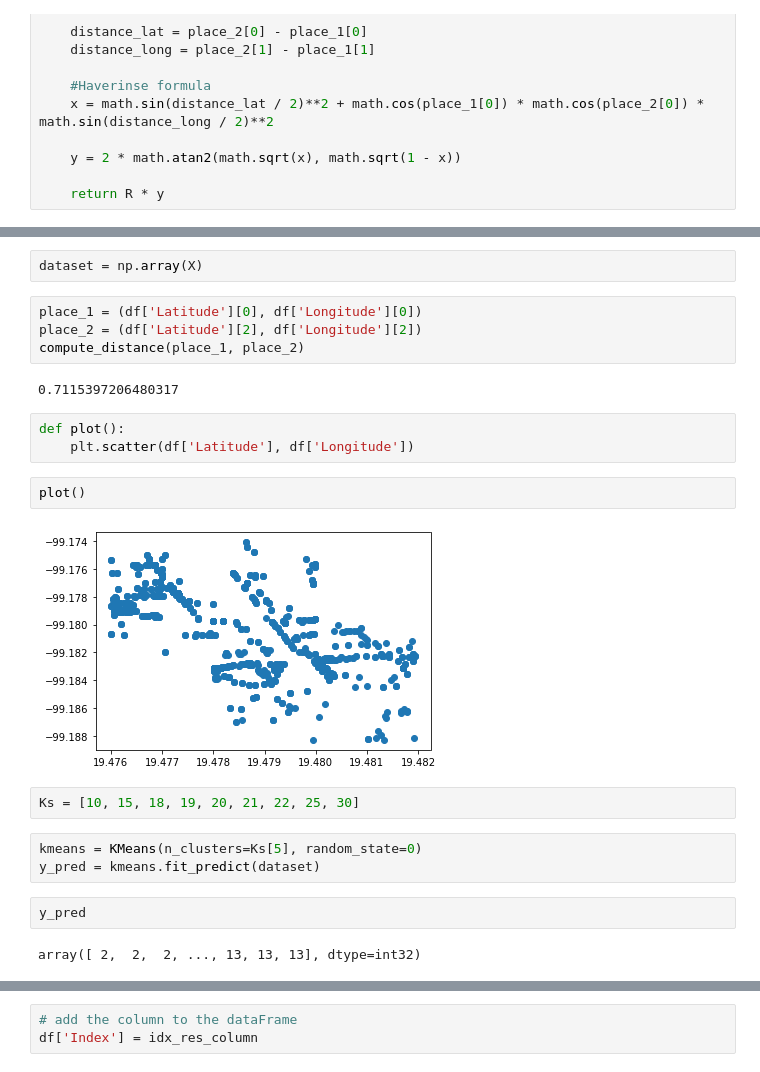
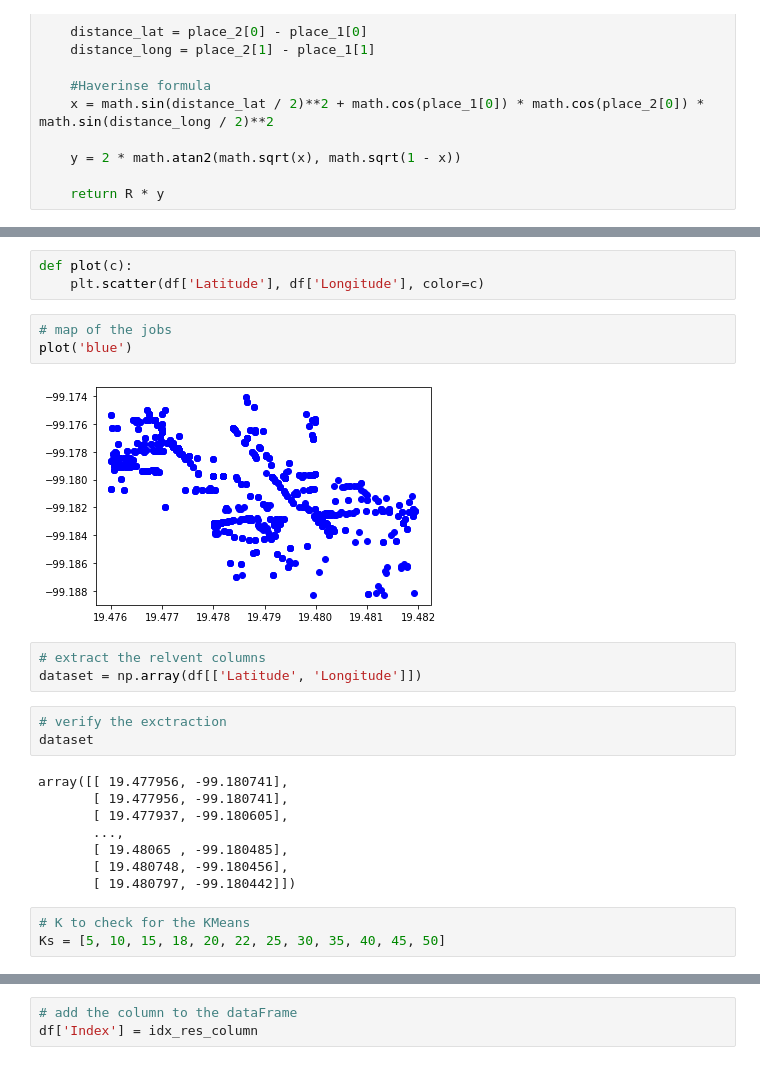
Before and after one commit to DanielFadlon/SalesForceProject, a Jupyter notebook: DY_Salesforce_project.ipynb, the cells around one changed output, grey strips where cells are left out. Cells and saved outputs as stored; diff of their text form.

```diff
--- a/DY_Salesforce_project.ipynb
+++ b/DY_Salesforce_project.ipynb
@@ -71,24 +57,25 @@ X
-# %%
-dataset = np.array(X)
-# %%
-place_1 = (df['Latitude'][0], df['Longitude'][0])
-place_2 = (df['Latitude'][2], df['Longitude'][2])
-compute_distance(place_1, place_2)
-# %% [output]
-0.7115397206480317
 # %%
-def plot():
-    plt.scatter(df['Latitude'], df['Longitude'])
+def plot(c):
+    plt.scatter(df['Latitude'], df['Longitude'], color=c)
 # %%
-plot()
+# map of the jobs
+plot('blue')
 # %% [output]
-[figure, old version]
+[figure, new version]
+# %%
+# extract the relvent columns
+dataset = np.array(df[['Latitude', 'Longitude']])
+# %%
+# verify the exctraction
+dataset
+# %% [output]
+array([[ 19.477956, -99.180741],
+       [ 19.477956, -99.180741],
+       [ 19.477937, -99.180605],
+       ...,
+       [ 19.48065 , -99.180485],
+       [ 19.480748, -99.180456],
+       [ 19.480797, -99.180442]])
 # %%
-Ks = [10, 15, 18, 19, 20, 21, 22, 25, 30]
+# K to check for the KMeans
+Ks = [5, 10, 15, 18, 20, 22, 25, 30, 35, 40, 45, 50]
-# %%
-kmeans = KMeans(n_clusters=Ks[5], random_state=0)
-y_pred = kmeans.fit_predict(dataset)
-# %%
-y_pred
-# %% [output]
-array([ 2,  2,  2, ..., 13, 13, 13], dtype=int32)
```
Also changed, not shown: parts of 18 cells of this notebook, 1 other file.
